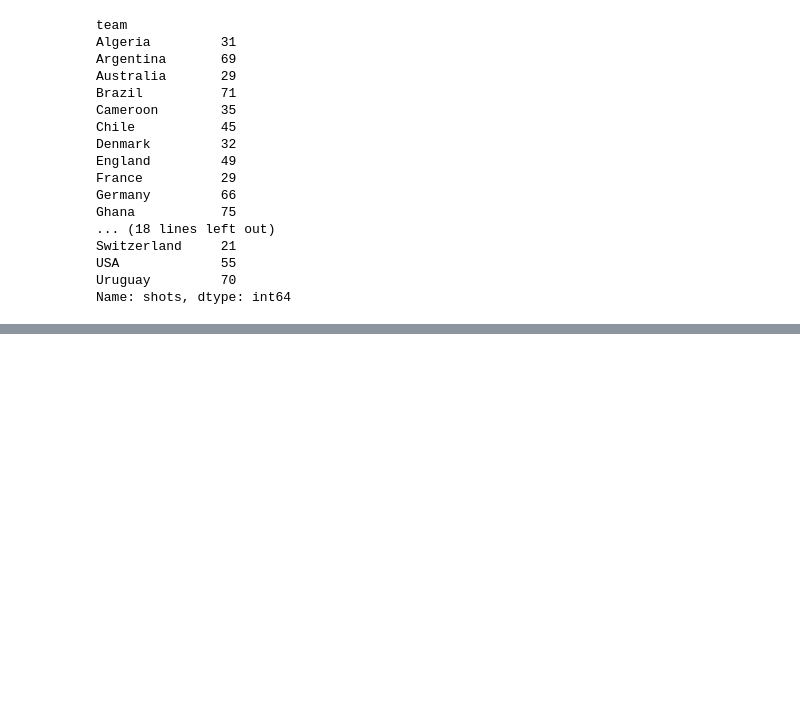
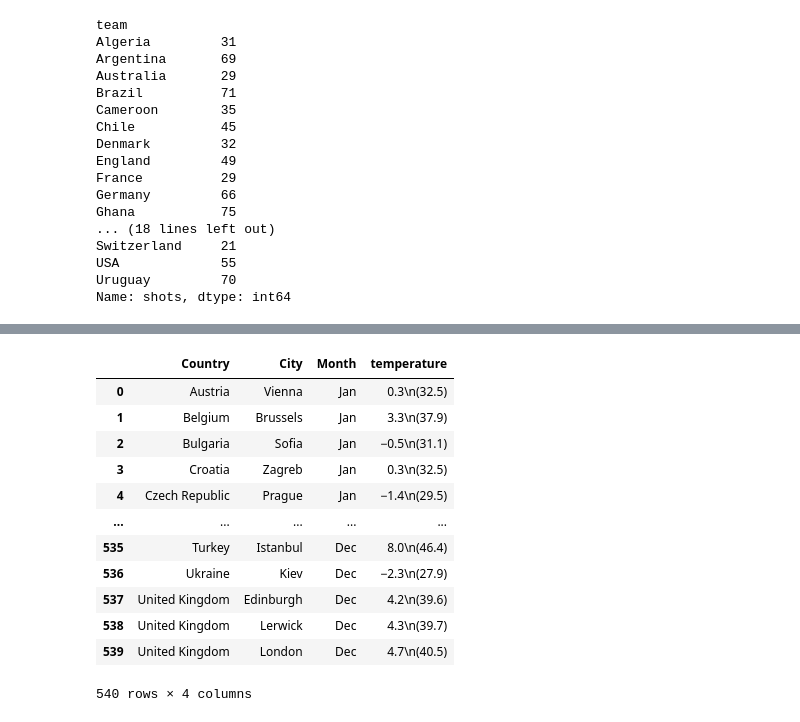
Before and after one commit to PNYWT/Python-For-Data-Science, a Jupyter notebook: Data Science with Big data/Demo/Reshaping.ipynb, the cells around one changed output, grey strips where cells are left out. Cells and saved outputs as stored; diff of their text form; code cells hidden in the pictures; blank space fills up the shorter version.

```diff
--- a/Data Science with Big data/Demo/Reshaping.ipynb
+++ b/Data Science with Big data/Demo/Reshaping.ipynb
@@ -848,0 +960,18 @@ Name: shots, dtype: int64
+# %%
+temp_long_df = temp_df.melt(id_vars=['Country','City'],
+             var_name='Month', value_name='temperature')
+temp_long_df
+# %% [output]
+|  | Country | City | Month | temperature |
+| 0 | Austria | Vienna | Jan | 0.3\n(32.5) |
+| 1 | Belgium | Brussels | Jan | 3.3\n(37.9) |
+| 2 | Bulgaria | Sofia | Jan | −0.5\n(31.1) |
+| 3 | Croatia | Zagreb | Jan | 0.3\n(32.5) |
+| 4 | Czech Republic | Prague | Jan | −1.4\n(29.5) |
+| ... | ... | ... | ... | ... |
+| 535 | Turkey | Istanbul | Dec | 8.0\n(46.4) |
+| 536 | Ukraine | Kiev | Dec | −2.3\n(27.9) |
+| 537 | United Kingdom | Edinburgh | Dec | 4.2\n(39.6) |
+| 538 | United Kingdom | Lerwick | Dec | 4.3\n(39.7) |
+| 539 | United Kingdom | London | Dec | 4.7\n(40.5) |
+540 rows × 4 columns
```
Also changed, not shown: parts of 25 cells of this notebook, 6 other files.
